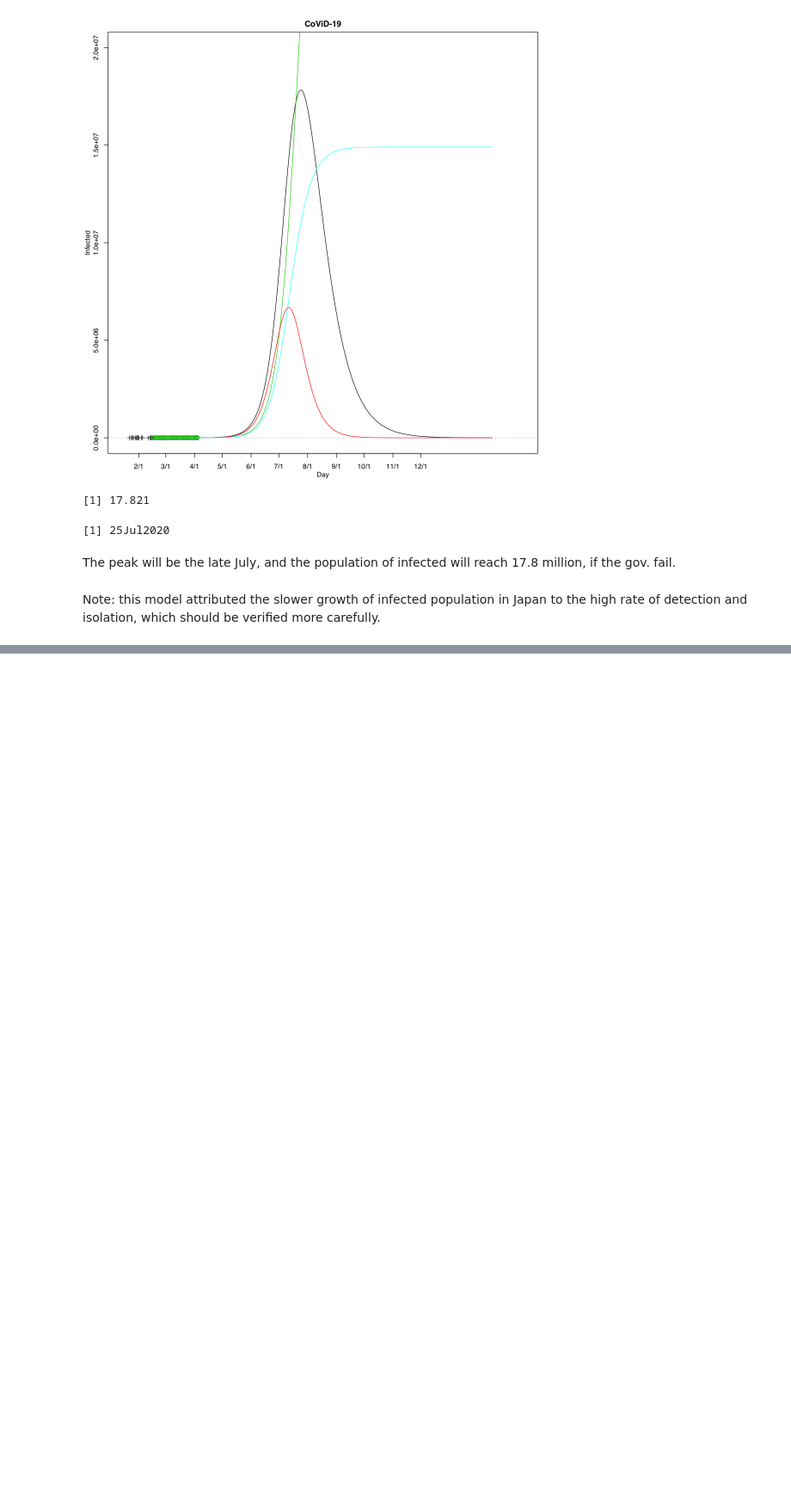
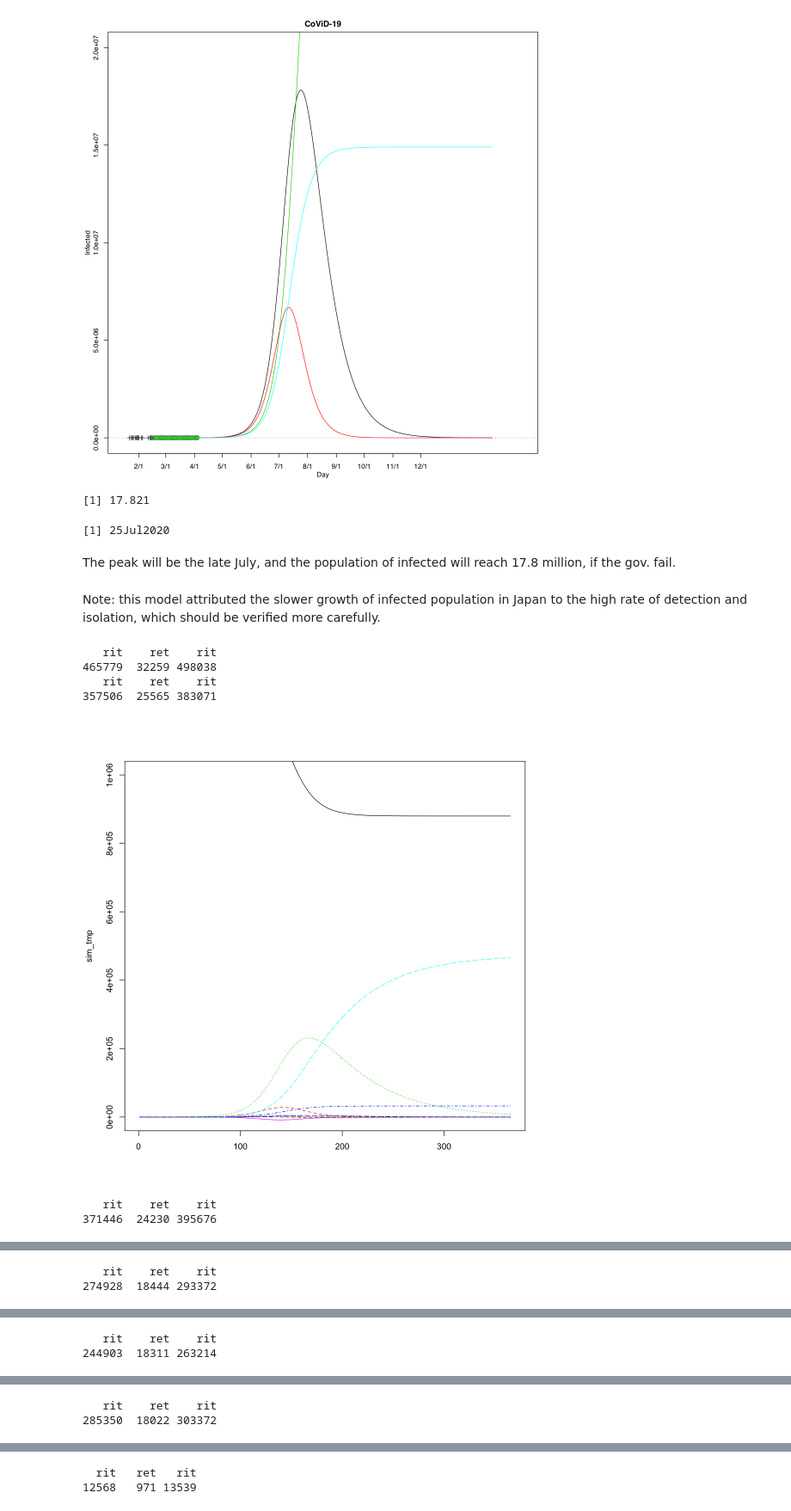
Before and after one commit to naono-git/covid19, a Jupyter notebook: covid19.SEIR.ipynb, the cells around one changed output, grey strips where cells are left out. Shown at 86% size. Drawn from its saved outputs; the diff is of its cells as text; code cells hidden in the pictures; blank space fills up the shorter version.

```diff
--- a/covid19.SEIR.ipynb
+++ b/covid19.SEIR.ipynb
@@ -402,3 +445,38 @@ which.max(sim.total[,"iit"])+d0+33
 The peak will be the late July, and the population of infected will reach 17.8 million, if the gov. fail.
 # %% [markdown]
 Note: this model attributed the slower growth of infected population in Japan to the high rate of detection and isolation, which should be verified more carefully.
+# %%
+# alpha
+# 0.366736905989128
+# beta
+# 0.277270163138632
+# gamma
+# 0.0187658947978138
+
+rrr <- rbind(c(1.00, 1.00),
+             c(0.95, 1.00),
+             c(1.00, 1.05),
+             c(0.95, 1.05),
+             c(0.90, 1.00),
+             c(1.00, 1.10),
+             c(0.90, 1.10))
+
+for(aa in 1:nrow(rrr)){
+    ra <- rrr[aa,1]
+    rb <- rrr[aa,2]
+    par_tmp <- list(alpha=0.366736905989128*ra, beta=0.277270163138632*rb, gamma=0.0187658947978138, nn=1386e+3, e0=e0_total, i0=i0_total, re0=r0_total, ri0=r0_total)
+    sim_tmp <- simSEIR(365, par=par_tmp)
+
+    print(c(sim_tmp[365,"rit"],sim_tmp[365,"ret"],sim_tmp[365,"rit"]+sim_tmp[365,"ret"]))
+
+    matplot(sim_tmp, type="l", ylim=c(0,1e+6))
+
+}
+# %% [output]
+   rit    ret    rit
+465779  32259 498038
+   rit    ret    rit
+357506  25565 383071
+[figure, added]
+   rit    ret    rit
+371446  24230 395676
@@ -404,0 +484,2 @@ Note: this model attributed the slower growth of infected population in Japan to
+   rit    ret    rit
+274928  18444 293372
@@ -404,0 +487,2 @@ Note: this model attributed the slower growth of infected population in Japan to
+   rit    ret    rit
+244903  18311 263214
@@ -404,0 +490,2 @@ Note: this model attributed the slower growth of infected population in Japan to
+   rit    ret    rit
+285350  18022 303372
@@ -404,0 +493,2 @@ Note: this model attributed the slower growth of infected population in Japan to
+  rit   ret   rit
+12568   971 13539
```
Also changed, not shown: parts of 5 cells of this notebook, 3 other files.
